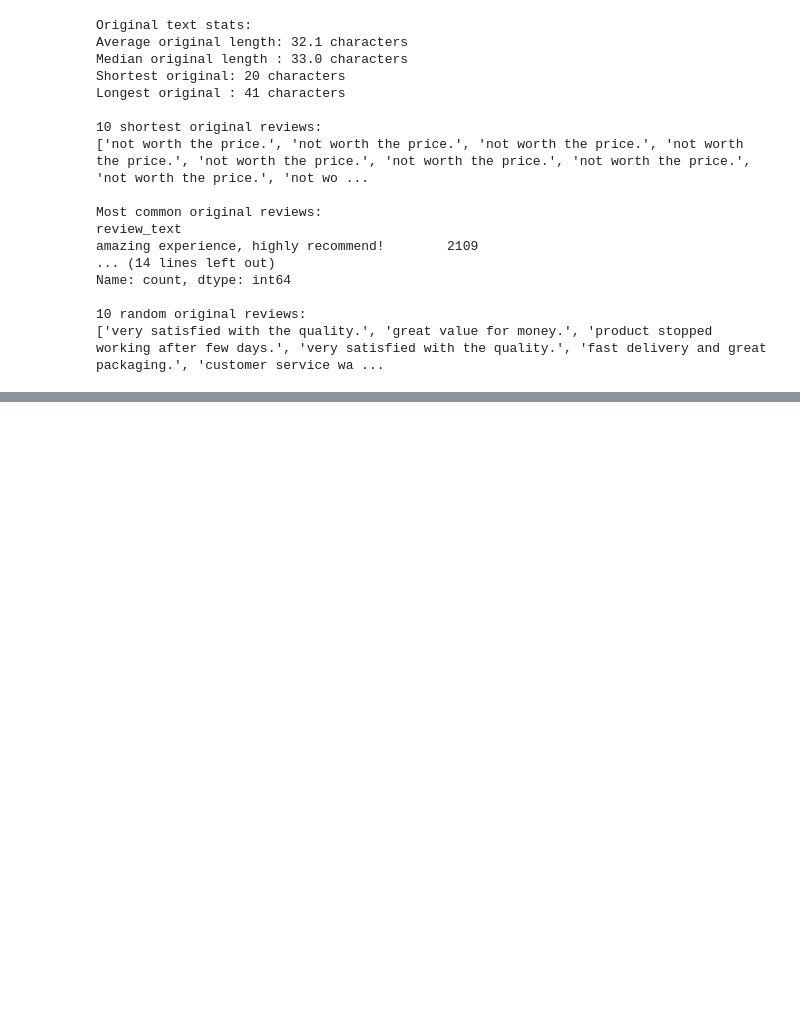
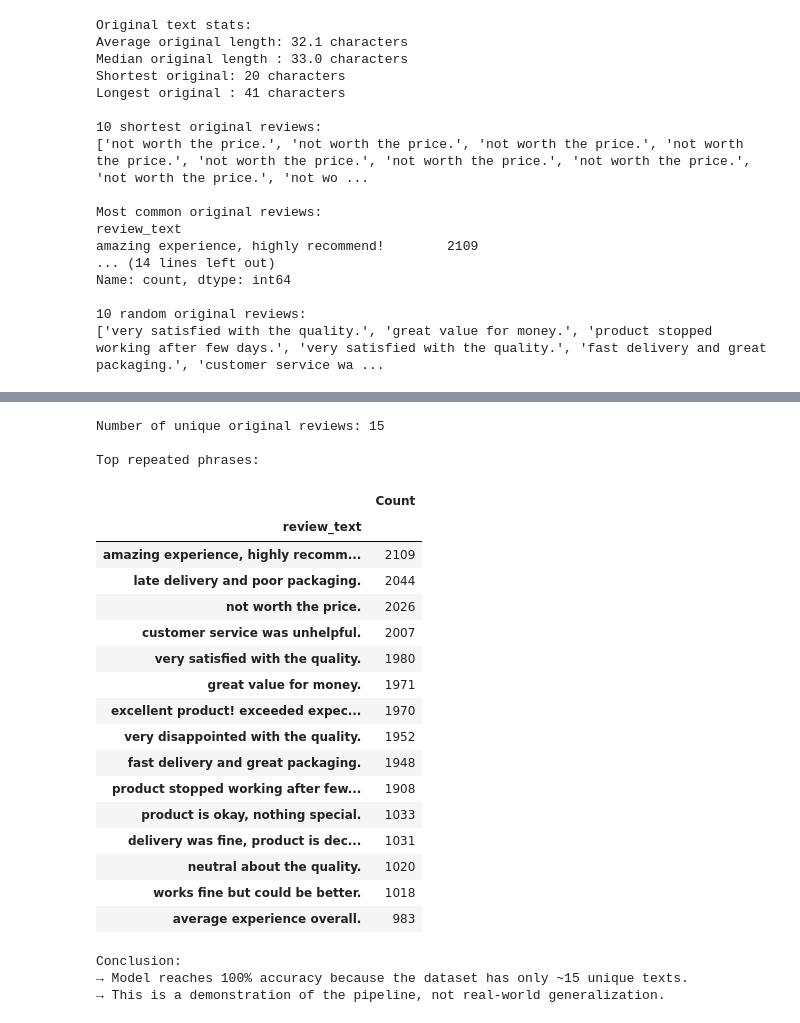
Before and after one commit to snehal100/customer-issue-nlp-classifier, a Jupyter notebook: issue_classifier.ipynb, the cells around one changed output, grey strips where cells are left out. Drawn from its saved outputs; the diff is of its cells as text; code cells hidden in the pictures; blank space fills up the shorter version.

```diff
--- a/issue_classifier.ipynb
+++ b/issue_classifier.ipynb
@@ -470,0 +485,32 @@ AttributeError: 'float' object has no attribute 'round'
+# %%
+print("Number of unique original reviews:", df['review_text'].nunique())
+print("\nTop repeated phrases:")
+display(df['review_text'].value_counts().head(15).to_frame(name='Count'))
+
+print("\nConclusion:")
+print("→ Model reaches 100% accuracy because the dataset has only ~15 unique texts.")
+print("→ This is a demonstration of the pipeline, not real-world generalization.")
+# %% [output]
+Number of unique original reviews: 15
+
+Top repeated phrases:
+|  | Count |
+| review_text |  |
+| amazing experience, highly recomm... | 2109 |
+| late delivery and poor packaging. | 2044 |
+| not worth the price. | 2026 |
+| customer service was unhelpful. | 2007 |
+| very satisfied with the quality. | 1980 |
+| great value for money. | 1971 |
+| excellent product! exceeded expec... | 1970 |
+| very disappointed with the quality. | 1952 |
+| fast delivery and great packaging. | 1948 |
+| product stopped working after few... | 1908 |
+| product is okay, nothing special. | 1033 |
+| delivery was fine, product is dec... | 1031 |
+| neutral about the quality. | 1020 |
+| works fine but could be better. | 1018 |
+| average experience overall. | 983 |
+Conclusion:
+→ Model reaches 100% accuracy because the dataset has only ~15 unique texts.
+→ This is a demonstration of the pipeline, not real-world generalization.
```
Also changed, not shown: parts of 1 cell of this notebook.
